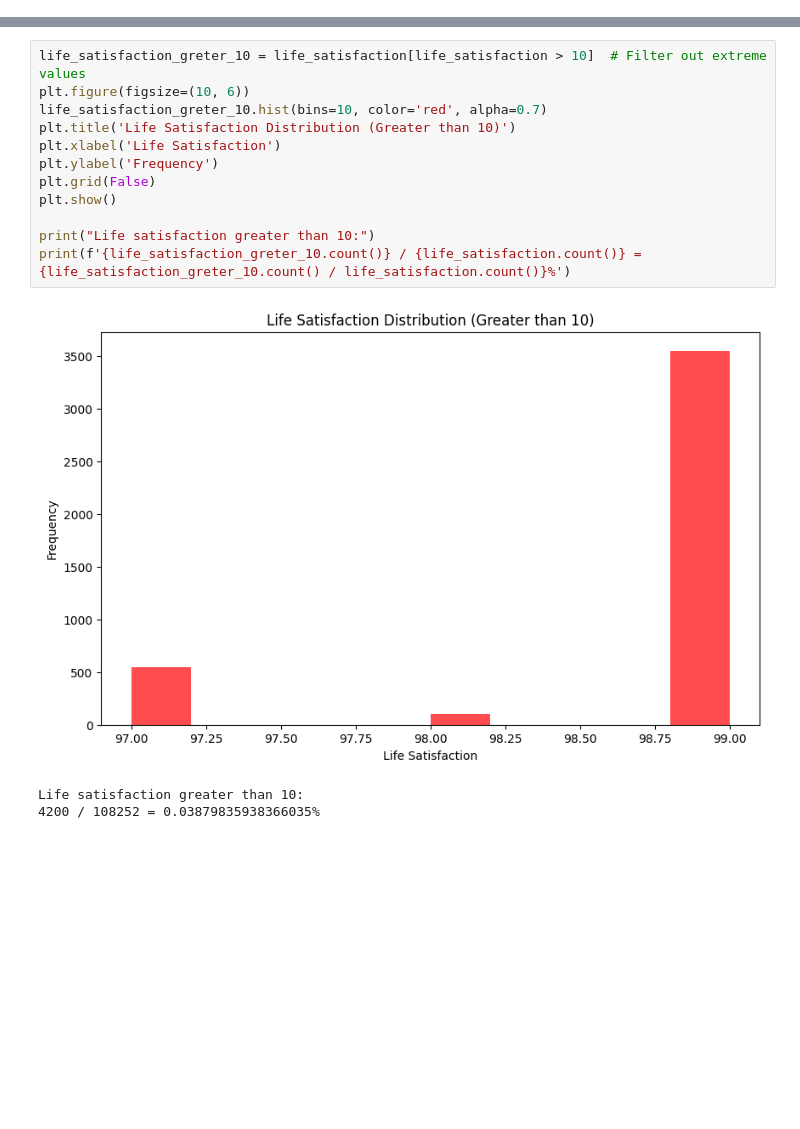
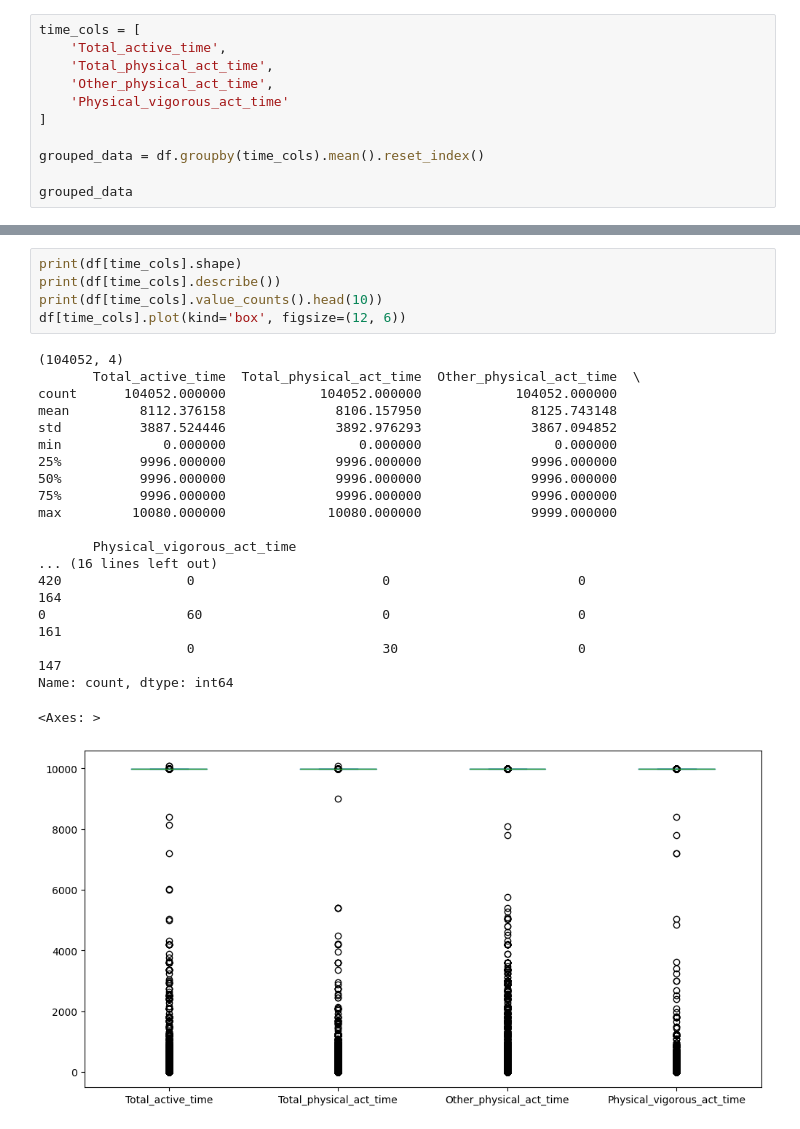
Before and after one commit to MrFrogIsMe/mental-health-forecast, a Jupyter notebook: src/eda.ipynb, the cells around one changed output, grey strips where cells are left out. Cells and saved outputs as stored; diff of their text form; blank space fills up the shorter version.

```diff
--- a/src/eda.ipynb
+++ b/src/eda.ipynb
@@ -76,0 +97,11 @@ plt.show()
+# %%
+time_cols = [
+    'Total_active_time',
+    'Total_physical_act_time',
+    'Other_physical_act_time',
+    'Physical_vigorous_act_time'
+]
+
+grouped_data = df.groupby(time_cols).mean().reset_index()
+
+grouped_data
@@ -102,16 +128,25 @@ plt.show()
-# %%
-life_satisfaction_greter_10 = life_satisfaction[life_satisfaction > 10]  # Filter out extreme values
-plt.figure(figsize=(10, 6))
-life_satisfaction_greter_10.hist(bins=10, color='red', alpha=0.7)
-plt.title('Life Satisfaction Distribution (Greater than 10)')
-plt.xlabel('Life Satisfaction')
-plt.ylabel('Frequency')
-plt.grid(False)
-plt.show()
-
-print("Life satisfaction greater than 10:")
-print(f'{life_satisfaction_greter_10.count()} / {life_satisfaction.count()} = {life_satisfaction_greter_10.count() / life_satisfaction.count()}%')
-# %% [output]
-[figure, removed]
-Life satisfaction greater than 10:
-4200 / 108252 = 0.03879835938366035%
+# %%
+print(df[time_cols].shape)
+print(df[time_cols].describe())
+print(df[time_cols].value_counts().head(10))
+df[time_cols].plot(kind='box', figsize=(12, 6))
+# %% [output]
+(104052, 4)
+       Total_active_time  Total_physical_act_time  Other_physical_act_time  \
+count      104052.000000            104052.000000            104052.000000
+mean         8112.376158              8106.157950              8125.743148
+std          3887.524446              3892.976293              3867.094852
+min             0.000000                 0.000000                 0.000000
+25%          9996.000000              9996.000000              9996.000000
+50%          9996.000000              9996.000000              9996.000000
+75%          9996.000000              9996.000000              9996.000000
+max         10080.000000             10080.000000              9999.000000
+
+       Physical_vigorous_act_time
+... (16 lines left out)
+420                0                        0                        0                               164
+0                  60                       0                        0                               161
+                   0                        30                       0                               147
+Name: count, dtype: int64
+<Axes: >
+[figure, added]
```
Also changed, not shown: parts of 26 cells of this notebook, 2 other files.
